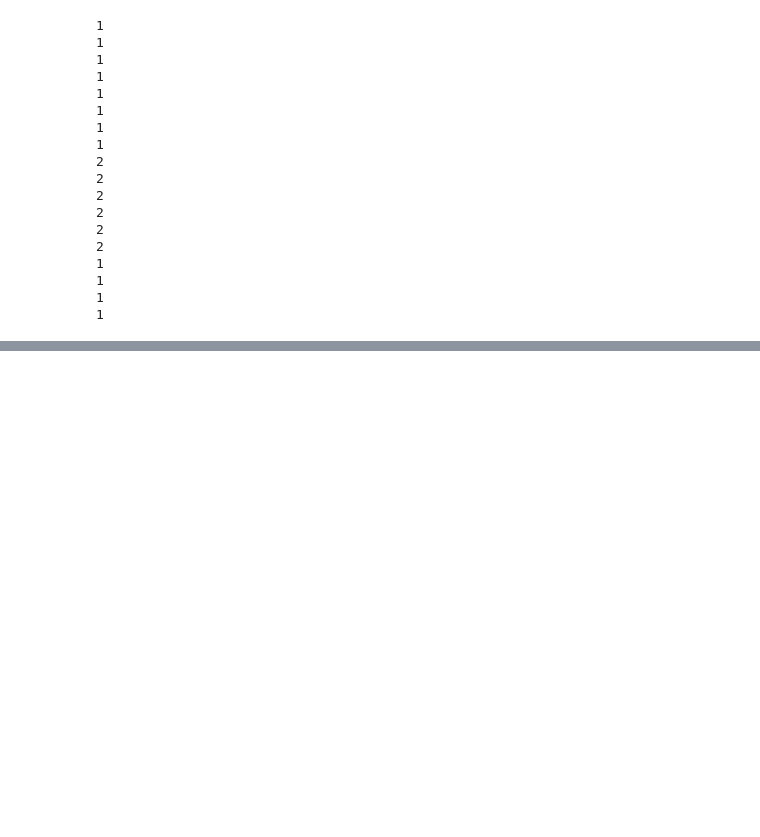
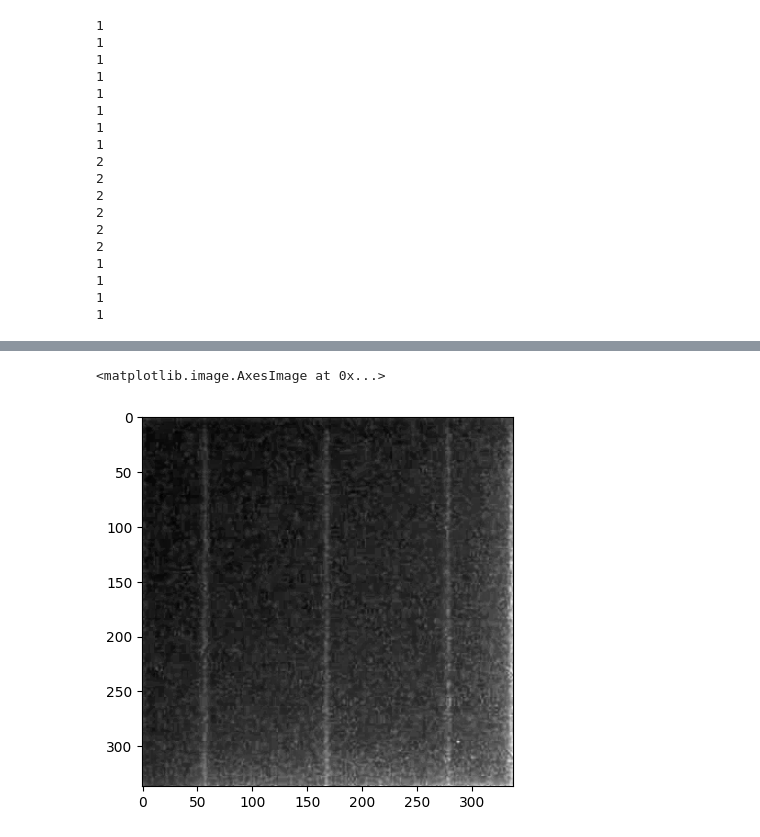
Before and after one commit to MadsAndersens/BachelorProject, a Jupyter notebook: DataExploration.ipynb, the cells around one changed output, grey strips where cells are left out. Cells and saved outputs as stored; diff of their text form; code cells hidden in the pictures; blank space fills up the shorter version.

```diff
--- a/DataExploration.ipynb
+++ b/DataExploration.ipynb
@@ -209,0 +263,7 @@ print(len(data.labels), len(data.imgs))
+# %%
+im = cv2.imread('/Users/madsandersen/PycharmProjects/BscProjektData/BachelorProject/Data/Serie1_raw_14Feb/CellsGS/Serie_1_ImageGS_-1_4085_Cell_Row1_Col_1.png')
+# %%
+plt.imshow(im)
+# %% [output]
+<matplotlib.image.AxesImage at 0x...>
+[figure, added]
```
Also changed, not shown: parts of 8 cells of this notebook, 2 other files.
